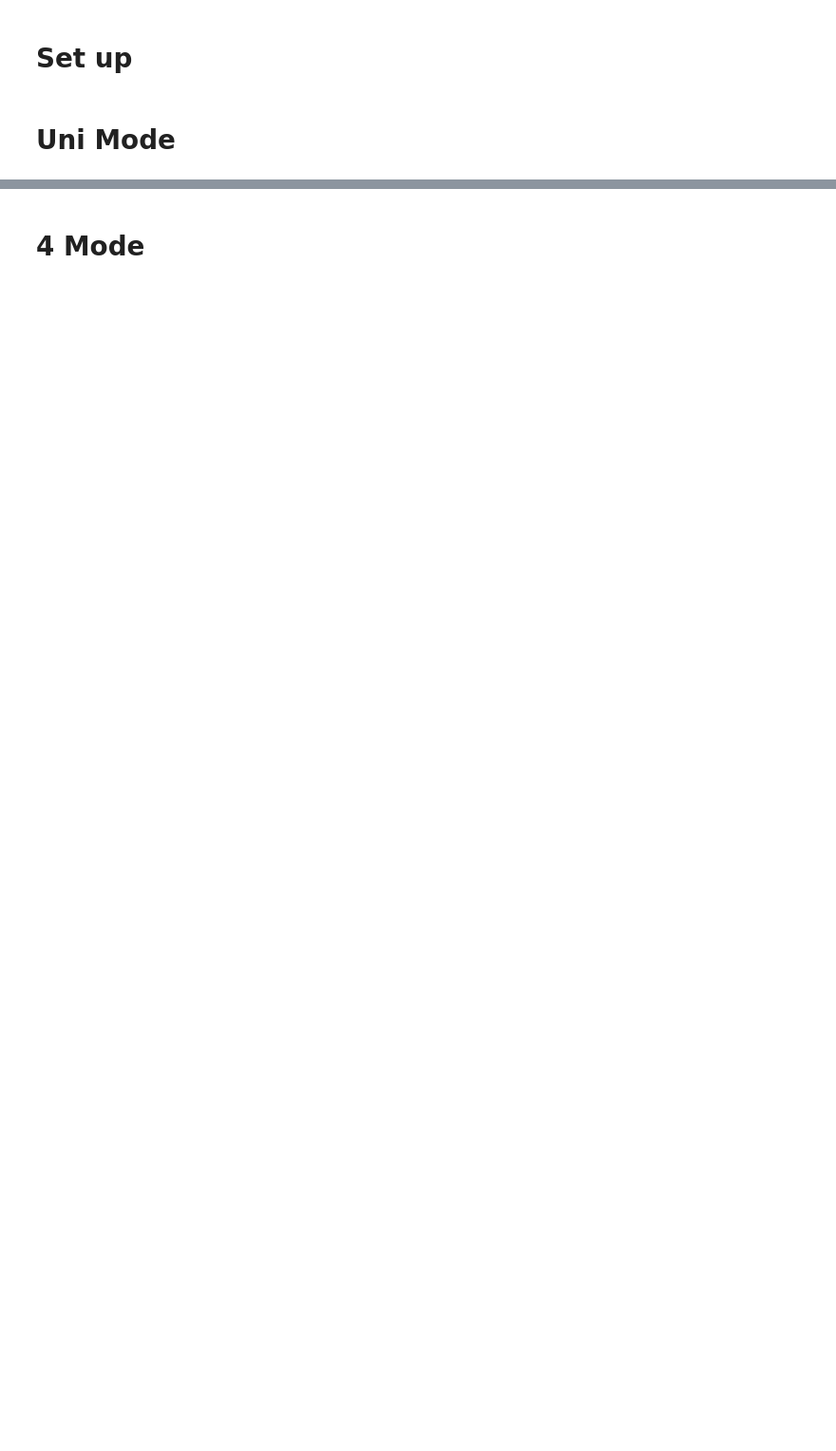
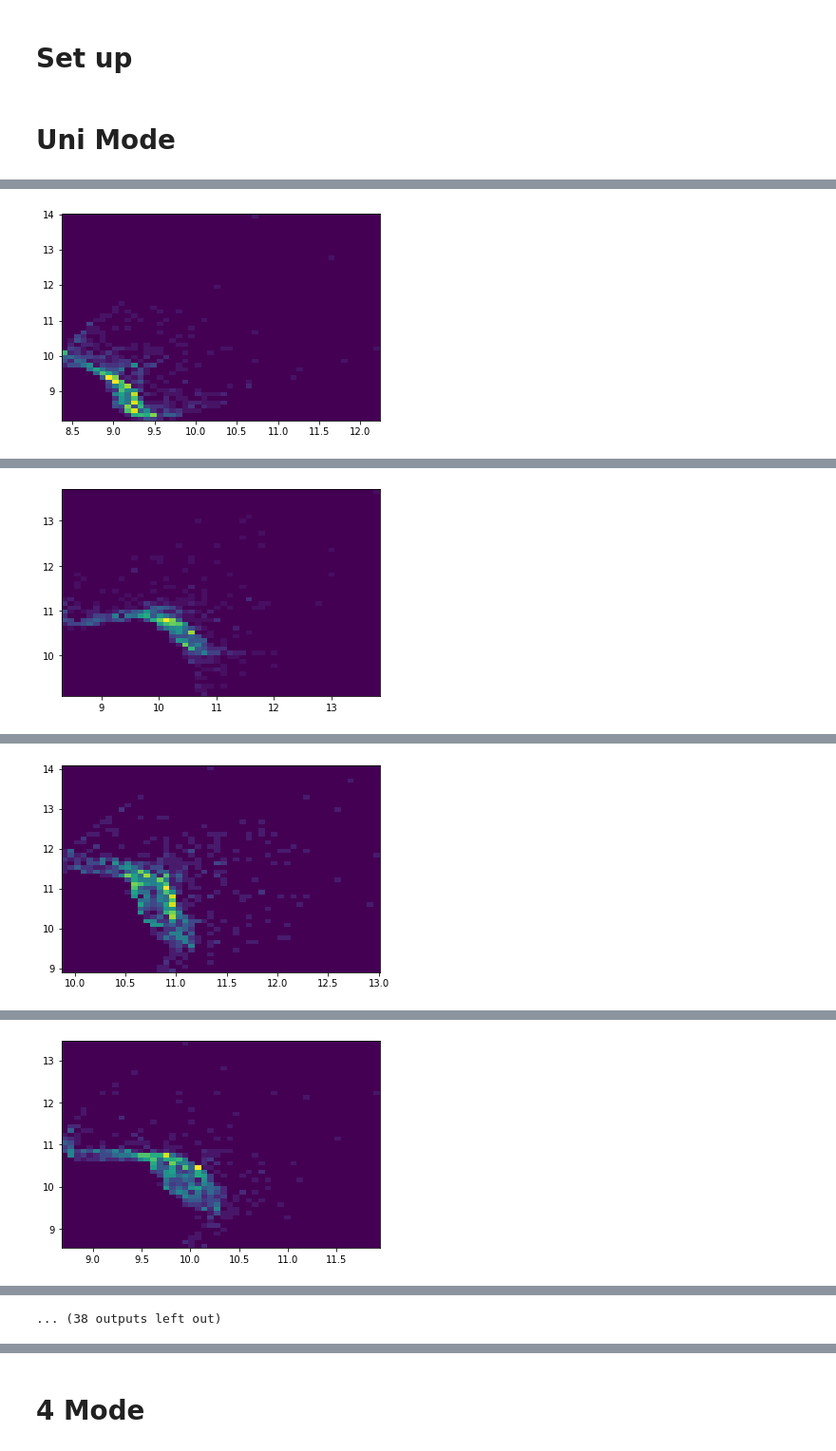
Before and after one commit to DARE-ML/GAN-proposaldistributionMCMC, a Jupyter notebook: 2dmodegan.ipynb, the cells around one changed output, grey strips where cells are left out. Shown at 95% size. Saved outputs shown, nothing was run; the diff lists cells and outputs as text; code cells hidden in the pictures; blank space fills up the shorter version.

```diff
--- a/2dmodegan.ipynb
+++ b/2dmodegan.ipynb
@@ -16,17 +16,17 @@ class generator(nn.Module):
         self.main = nn.Sequential(
             nn.Linear(2, 64),
             nn.ReLU(),
-            nn.Linear(64, 64),
+            nn.Linear(64, 128),
             nn.ReLU(),
-            nn.Linear(64, 64),
+            nn.Linear(128, 64),
             nn.ReLU(),
-            nn.Linear(128, 2),
+            nn.Linear(64, 2),
         )
     def forward(self,x):
         return self.main(x)
 class disc_vanilla(nn.Module):
     def __init__(self):
-        super(generator, self).__init__()
+        super(disc_vanilla, self).__init__()
         self.main = nn.Sequential(
             nn.Linear(2, 64),
             nn.ReLU(),
@@ -43,7 +43,7 @@ class disc_vanilla(nn.Module):
         return self.main(input)
 class disc_mixture(nn.Module):
     def __init__(self):
-        super(generator, self).__init__()
+        super(disc_mixture, self).__init__()
         self.main = nn.Sequential(
             nn.Linear(2, 64),
             nn.ReLU(),
@@ -59,7 +59,7 @@ class disc_mixture(nn.Module):
         return self.main(input)
 class disc_wasserstein(nn.Module):
     def __init__(self):
-        super(generator, self).__init__()
+        super(disc_wasserstein, self).__init__()
         self.main = nn.Sequential(
             nn.Linear(2, 64),
             nn.ReLU(),
@@ -91,0 +90,26 @@ from Code.gan import MixtureSimplexTrainTogether
+# %%
+Gen = generator()
+Dis = disc_mixture()
+
+batch_size = 128
+lr = 0.0002
+goptim = optim.Adam(Gen.parameters(), lr=lr, betas=(0.5, 0.999)) # betas=(0,0.9))#
+doptim = optim.Adam(Dis.parameters(), lr=lr, betas=(0.5, 0.999)) # betas=(0,0.9))#
+
+# Load data
+train_loader = DataLoader(samples, batch_size=batch_size, shuffle=True)
+
+
+train = MixtureSimplexTrainTogether(
+    epochs          = 500,
+    goptim          =goptim,
+    doptim          =doptim,
+    generator       = Gen,
+    discriminator   = Dis,
+    dataloader      = train_loader,
+    latentdim       = (2,),
+
+    disc_dimension  =4,   # paper = 9
+    sigma_scale     =0.25 # paper
+
+)
@@ -91,0 +121,3 @@ from Code.gan import MixtureSimplexTrainTogether
+# %%
+train.train()
+# %% [output]
@@ -91,0 +126 @@ from Code.gan import MixtureSimplexTrainTogether
+[figure, added]
@@ -91,0 +129 @@ from Code.gan import MixtureSimplexTrainTogether
+[figure, added]
@@ -91,0 +132 @@ from Code.gan import MixtureSimplexTrainTogether
+[figure, added]
@@ -91,0 +135 @@ from Code.gan import MixtureSimplexTrainTogether
+[figure, added]
@@ -91,0 +142 @@ from Code.gan import MixtureSimplexTrainTogether
+... (38 outputs left out)
```
Also changed, not shown: parts of 15 cells of this notebook, 1 other file.
